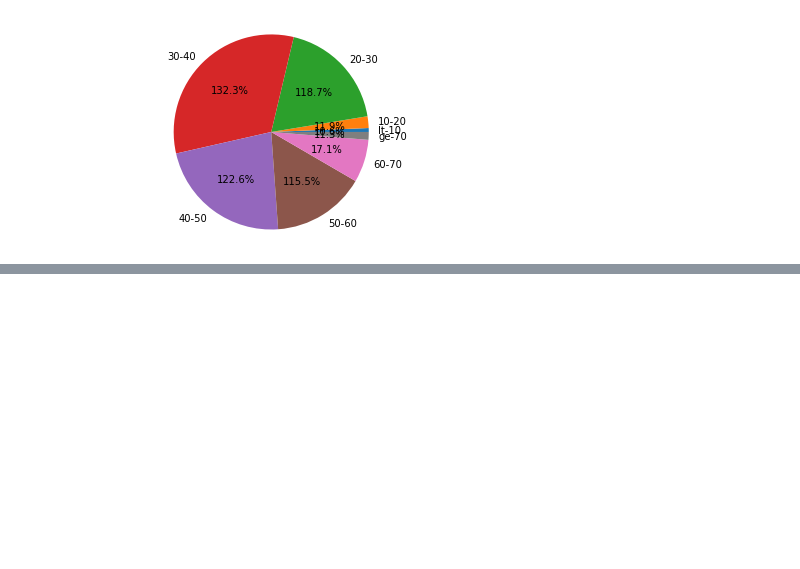
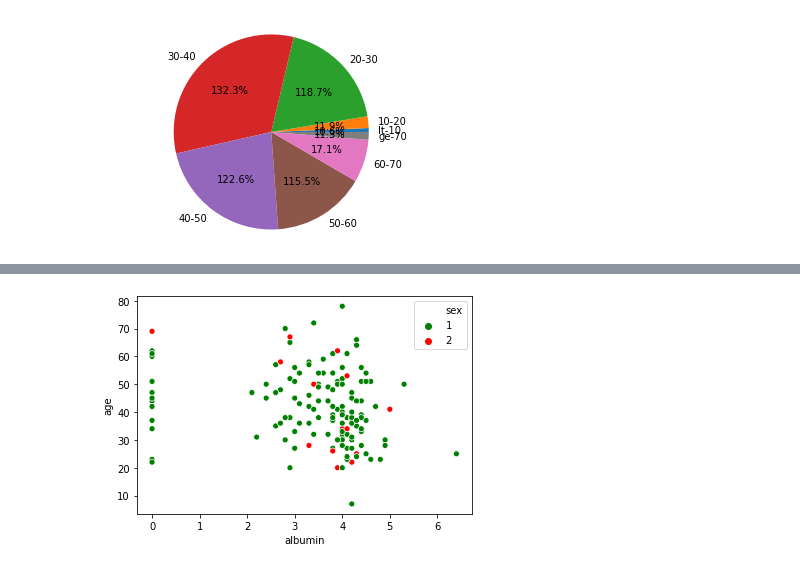
Before and after one commit to code-JOA/Predicting_Hepatitis_Mortality_Rate, a Jupyter notebook: Hepatitis_Mortality_Prediction.ipynb, the cells around one changed output, grey strips where cells are left out. Cells and saved outputs as stored; diff of their text form; code cells hidden in the pictures; blank space fills up the shorter version.

```diff
--- a/Hepatitis_Mortality_Prediction.ipynb
+++ b/Hepatitis_Mortality_Prediction.ipynb
@@ -328,0 +359,5 @@ plt.show()
+# %%
+sns.scatterplot(x = df['albumin'] , y=df['age'] , hue=df['sex'] , palette=['green','red'] , data=df)
+plt.show()
+# %% [output]
+[figure, added]
```
Also changed, not shown: parts of 25 cells of this notebook.
